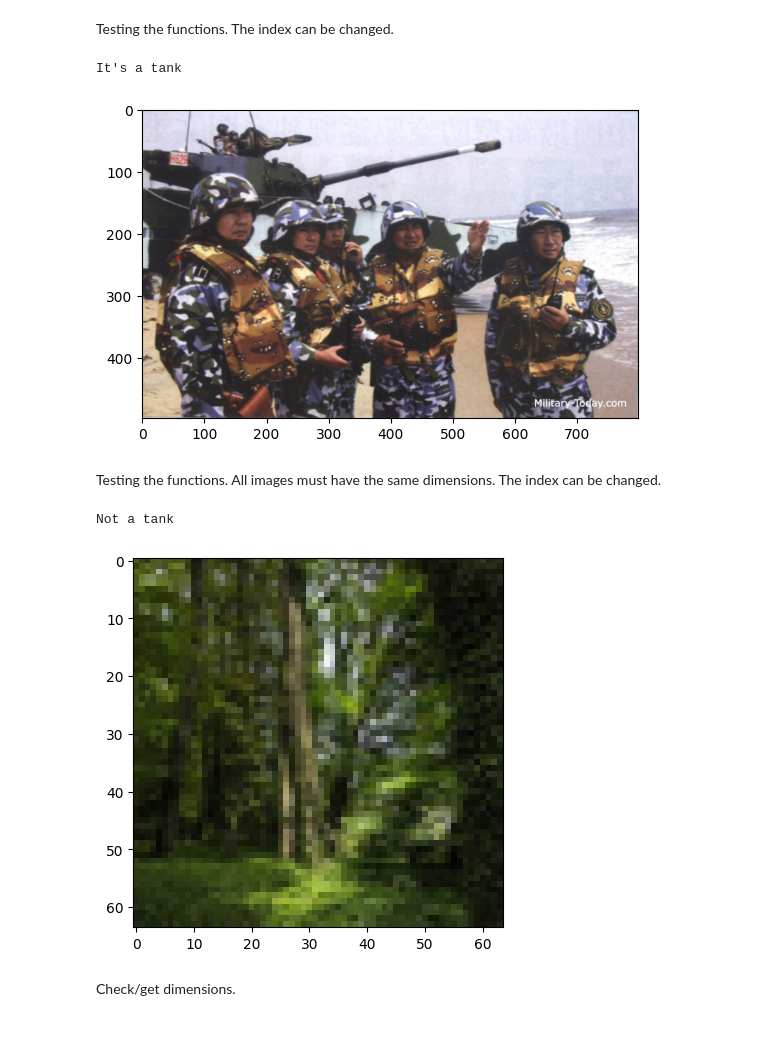
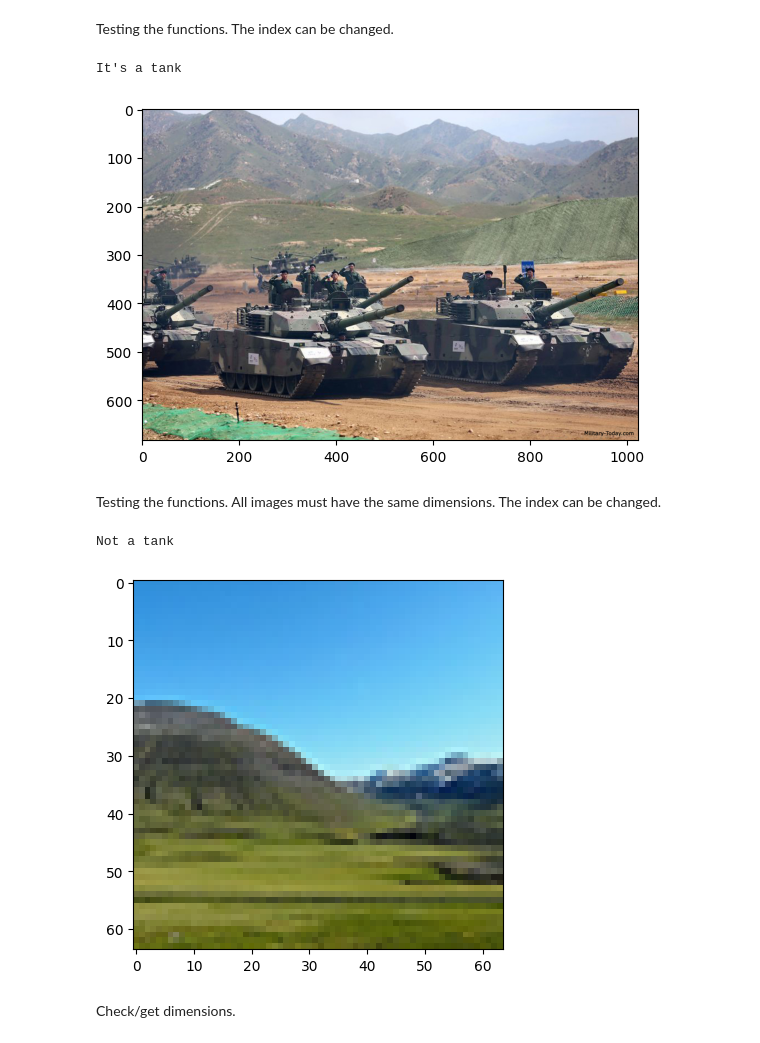
Before and after one commit to Bohdan-Somriakov/TankDetector, a Jupyter notebook: Tank_identifier.ipynb, the cells around one changed output. Cells and saved outputs as stored; diff of their text form; code cells hidden in the pictures.

```diff
--- a/Tank_identifier.ipynb
+++ b/Tank_identifier.ipynb
@@ -145,21 +145,21 @@ test_set_y = np.array(test_set_y)
 # %% [markdown]
 Testing the functions. The index can be changed.
 # %%
-index = 18
+index = 58
 plt.imshow(test_set_x_orig_good_quality[index])
 print("It's a tank" if test_set_y_good_quality[index] == 1 else "Not a tank")
 # %% [output]
 It's a tank
-[figure, old version]
+[figure, new version]
 # %% [markdown]
 Testing the functions. All images must have the same dimensions. The index can be changed.
 # %%
-index = 34
+index = 38
 plt.imshow(test_set_x_orig[index])
 print("It's a tank" if test_set_y[index] == 1 else "Not a tank")
 # %% [output]
 Not a tank
-[figure, old version]
+[figure, new version]
 # %% [markdown]
 Check/get dimensions.
 # %%
```
Also changed, not shown: parts of 6 cells of this notebook.
